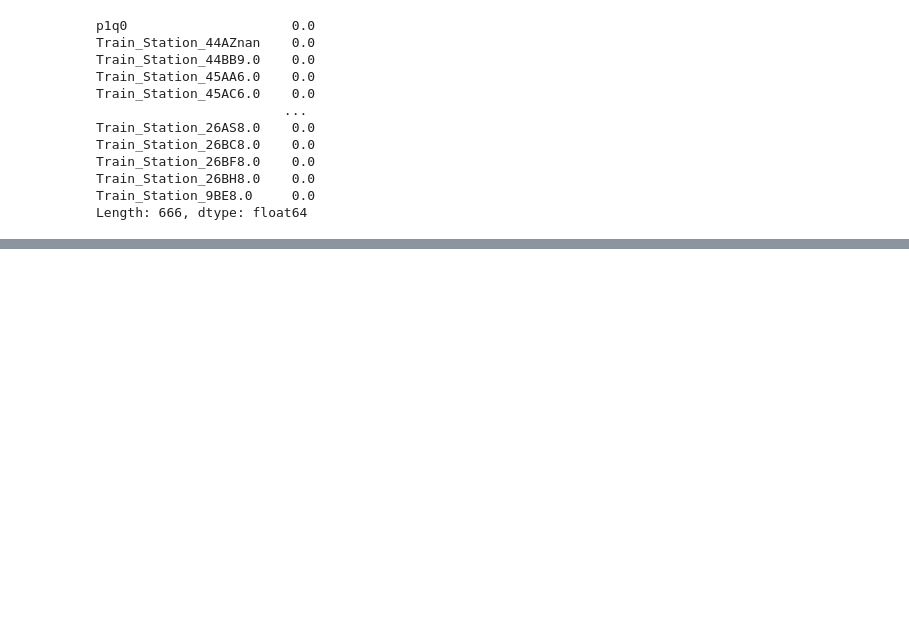
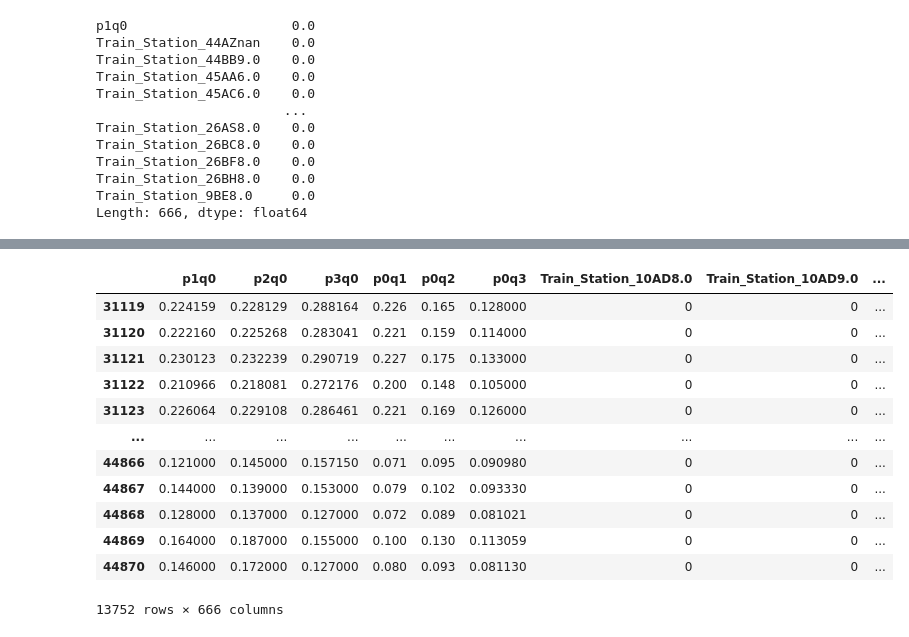
Before and after one commit to Ashraf-Khabar/Mean-time-to-predict-the-Occupation-Of-Trains, a Jupyter notebook: main2.ipynb, the cells around one changed output, grey strips where cells are left out. Cells and saved outputs as stored; diff of their text form; code cells hidden in the pictures; blank space fills up the shorter version.

```diff
--- a/main2.ipynb
+++ b/main2.ipynb
@@ -106,0 +126,16 @@ Length: 666, dtype: float64
+# %%
+Xtest
+# %% [output]
+|  | p1q0 | p2q0 | p3q0 | p0q1 | p0q2 | p0q3 | Train_Station_10AD8.0 | Train_Station_10AD9.0 | ... |
+| 31119 | 0.224159 | 0.228129 | 0.288164 | 0.226 | 0.165 | 0.128000 | 0 | 0 | ... |
+| 31120 | 0.222160 | 0.225268 | 0.283041 | 0.221 | 0.159 | 0.114000 | 0 | 0 | ... |
+| 31121 | 0.230123 | 0.232239 | 0.290719 | 0.227 | 0.175 | 0.133000 | 0 | 0 | ... |
+| 31122 | 0.210966 | 0.218081 | 0.272176 | 0.200 | 0.148 | 0.105000 | 0 | 0 | ... |
+| 31123 | 0.226064 | 0.229108 | 0.286461 | 0.221 | 0.169 | 0.126000 | 0 | 0 | ... |
+| ... | ... | ... | ... | ... | ... | ... | ... | ... | ... |
+| 44866 | 0.121000 | 0.145000 | 0.157150 | 0.071 | 0.095 | 0.090980 | 0 | 0 | ... |
+| 44867 | 0.144000 | 0.139000 | 0.153000 | 0.079 | 0.102 | 0.093330 | 0 | 0 | ... |
+| 44868 | 0.128000 | 0.137000 | 0.127000 | 0.072 | 0.089 | 0.081021 | 0 | 0 | ... |
+| 44869 | 0.164000 | 0.187000 | 0.155000 | 0.100 | 0.130 | 0.113059 | 0 | 0 | ... |
+| 44870 | 0.146000 | 0.172000 | 0.127000 | 0.080 | 0.093 | 0.081130 | 0 | 0 | ... |
+13752 rows × 666 columns
```
Also changed, not shown: parts of 8 cells of this notebook, 1 other file.
